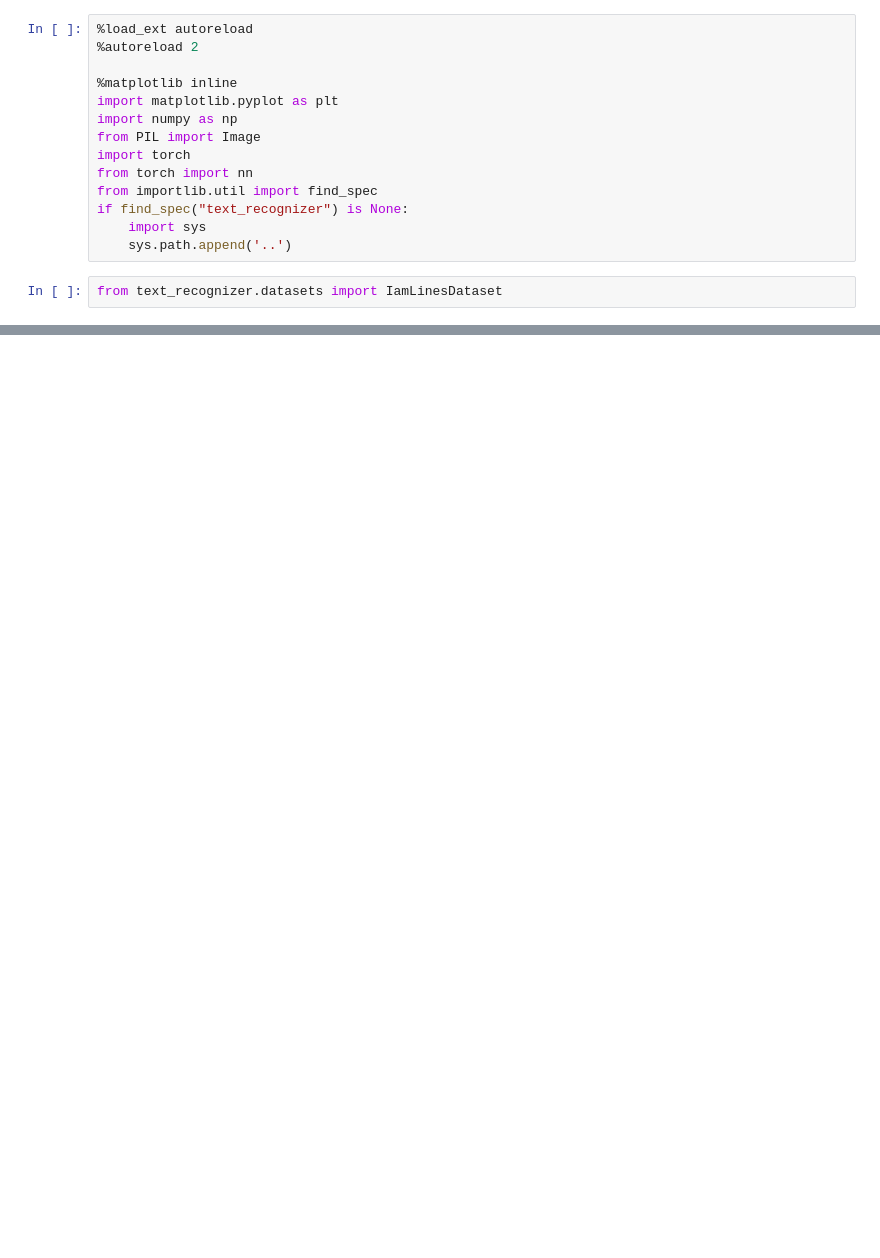
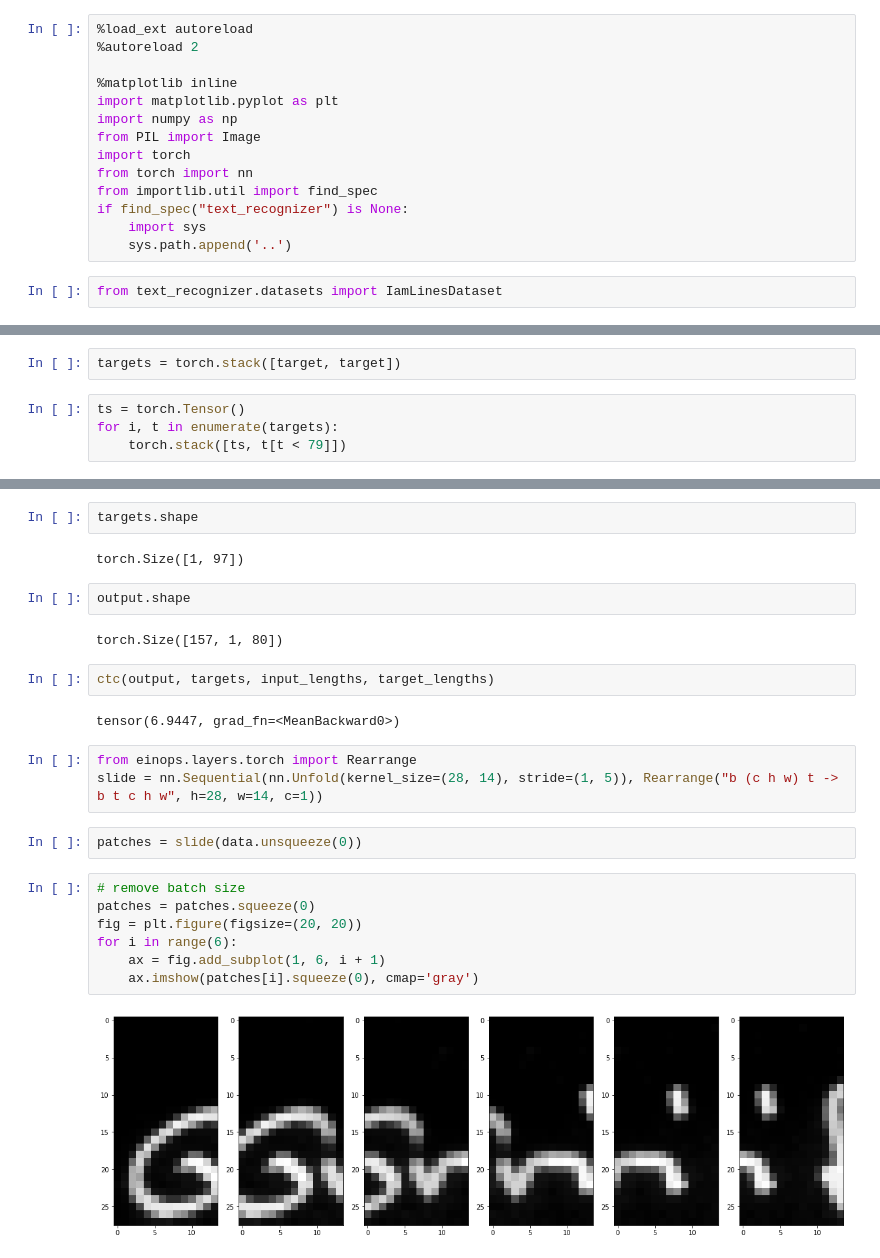
Before and after one commit to aktersnurra/text-recognizer, a Jupyter notebook: src/notebooks/04a-look-at-iam-lines.ipynb, the cells around one changed output, grey strips where cells are left out. Drawn from its saved outputs; the diff is of its cells as text; blank space fills up the shorter version.

```diff
--- a/src/notebooks/04a-look-at-iam-lines.ipynb
+++ b/src/notebooks/04a-look-at-iam-lines.ipynb
@@ -85,0 +182,6 @@ tensor([10, 62, 22, 24, 31, 14, 62, 55, 50, 62, 54, 55, 50, 51, 62, 22, 53, 74,
+# %%
+targets = torch.stack([target, target])
+# %%
+ts = torch.Tensor()
+for i, t in enumerate(targets):
+    torch.stack([ts, t[t < 79]])
@@ -85,0 +230,26 @@ tensor([10, 62, 22, 24, 31, 14, 62, 55, 50, 62, 54, 55, 50, 51, 62, 22, 53, 74,
+# %%
+targets.shape
+# %% [output]
+torch.Size([1, 97])
+# %%
+output.shape
+# %% [output]
+torch.Size([157, 1, 80])
+# %%
+ctc(output, targets, input_lengths, target_lengths)
+# %% [output]
+tensor(6.9447, grad_fn=<MeanBackward0>)
+# %%
+from einops.layers.torch import Rearrange
+slide = nn.Sequential(nn.Unfold(kernel_size=(28, 14), stride=(1, 5)), Rearrange("b (c h w) t -> b t c h w", h=28, w=14, c=1))
+# %%
+patches = slide(data.unsqueeze(0))
+# %%
+# remove batch size
+patches = patches.squeeze(0)
+fig = plt.figure(figsize=(20, 20))
+for i in range(6):
+    ax = fig.add_subplot(1, 6, i + 1)
+    ax.imshow(patches[i].squeeze(0), cmap='gray')
+# %% [output]
+[figure, added]
```
Also changed, not shown: parts of 34 cells of this notebook, 21 other files.
